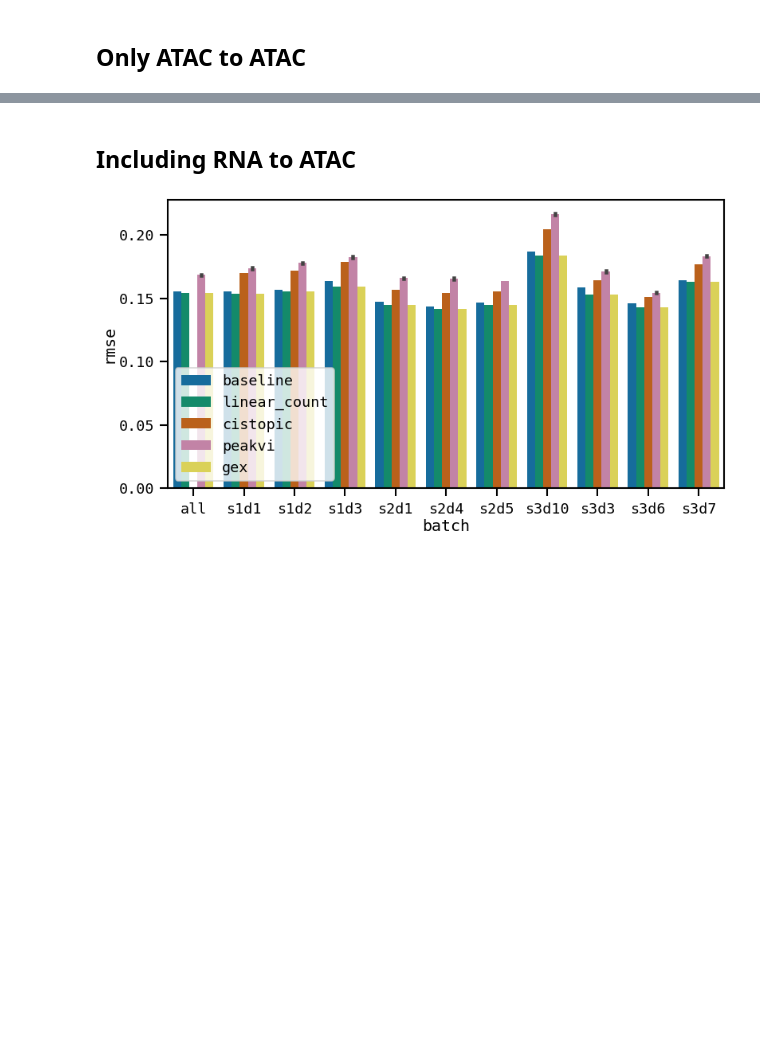
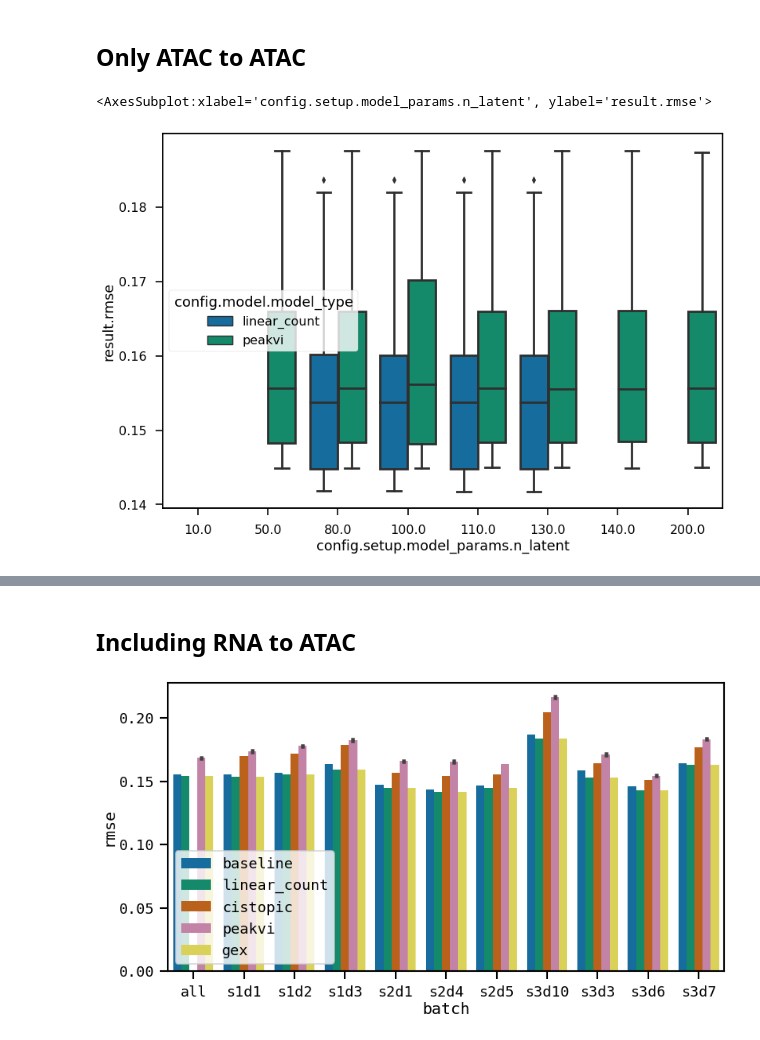
Before and after one commit to theislab/scatac_poisson_reproducibility, a Jupyter notebook: notebooks/process_seml.ipynb, the cells around one changed output, grey strips where cells are left out. Drawn from its saved outputs; the diff is of its cells as text; code cells hidden in the pictures; blank space fills up the shorter version.

```diff
--- a/notebooks/process_seml.ipynb
+++ b/notebooks/process_seml.ipynb
@@ -29,3 +80,8 @@ def plot_eval(data, x, y, hue, hue_order=None, save=None):
         plt.savefig(os.path.join(save, f'{y.split(".")[-1]}_{x.split(".")[-1]}_{"_".join(hue_order)}.pdf'))
 # %% [markdown]
 ## Only ATAC to ATAC
+# %%
+sns.boxplot(data=results, x="config.setup.model_params.n_latent", y="result.rmse", hue='config.model.model_type',hue_order = ["linear_count", "peakvi"])
+# %% [output]
+<AxesSubplot:xlabel='config.setup.model_params.n_latent', ylabel='result.rmse'>
+[figure, added]
```
Also changed, not shown: parts of 14 cells of this notebook, 8 other files.
